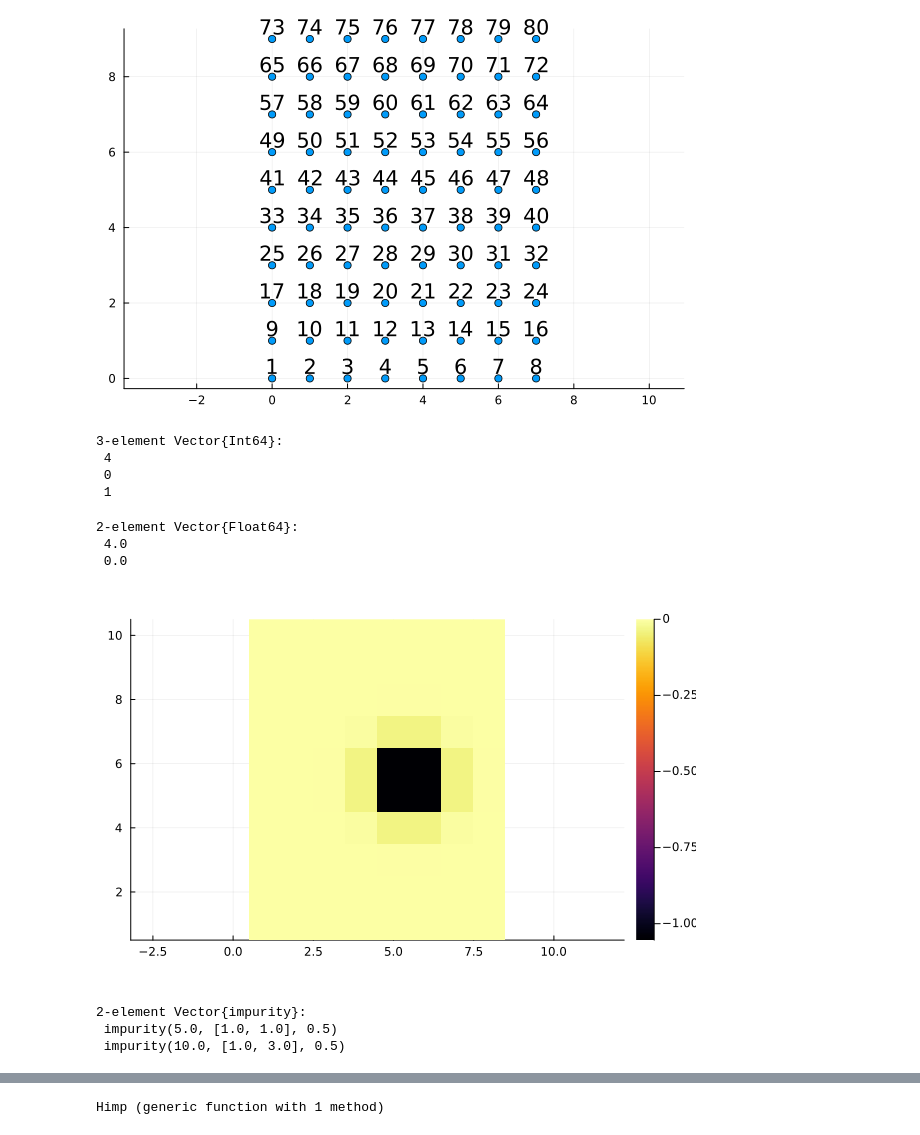
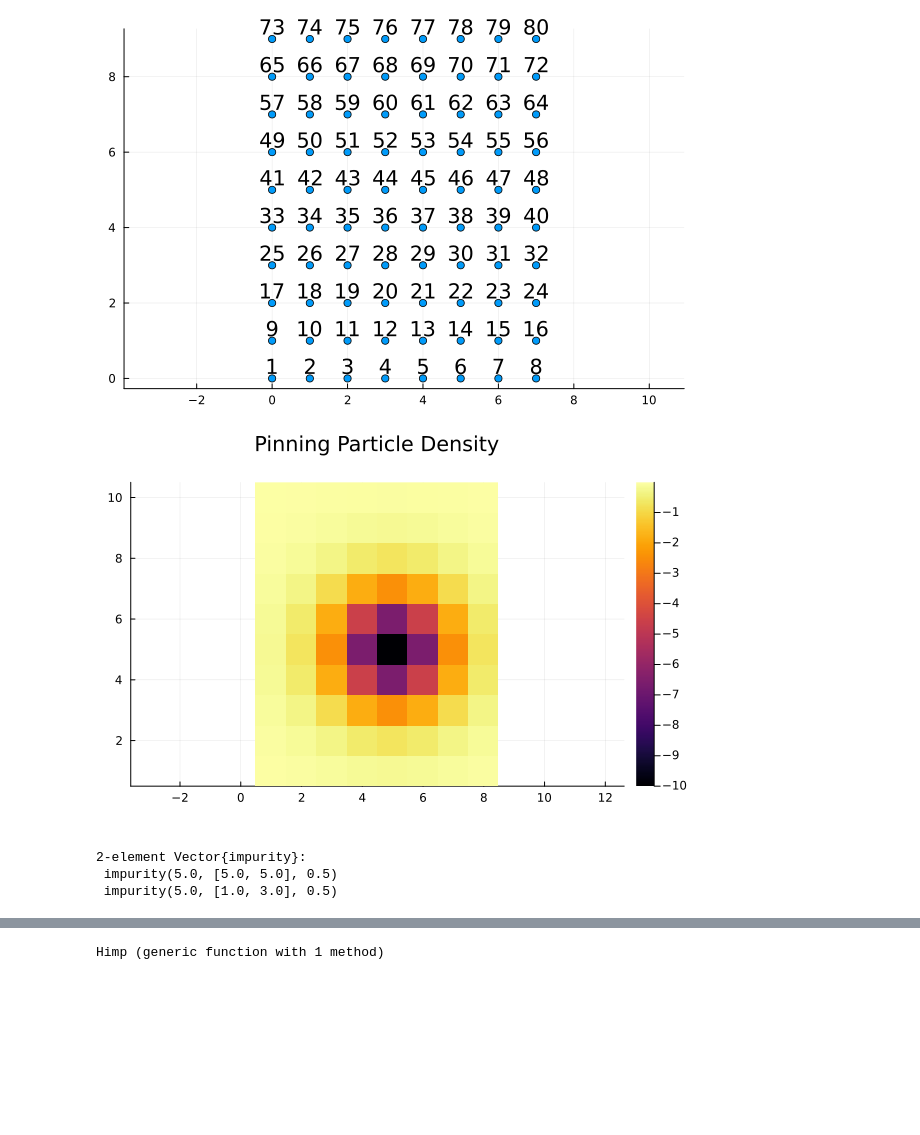
Before and after one commit to Umut-Can-Physics/Kagome-Lattice, a Jupyter notebook: Julia/Hofstadter_braiding.ipynb, the cells around one changed output, grey strips where cells are left out. Drawn from its saved outputs; the diff is of its cells as text; code cells hidden in the pictures; blank space fills up the shorter version.

```diff
--- a/Julia/Hofstadter_braiding.ipynb
+++ b/Julia/Hofstadter_braiding.ipynb
@@ -142,36 +106,21 @@ Vimp2 (generic function with 1 method)
 plot_points(sites, site_coord, site_number)
 # %% [output]
 [figure]
-# %%
-imp_site = sites[5]
-# %% [output]
-3-element Vector{Int64}:
- 4
- 0
- 1
-# %%
-xc, yc = site_coord[ imp_site ]
-# %% [output]
-2-element Vector{Float64}:
- 4.0
- 0.0
 # %%
-V0 = 5
-w = .5
-imp1 = impurity(V0, [4.5,4.5], w)
-#VimpM = Vpin(imp_site, V0, site_number, LL);
+V0 = 10
+w = 1.5
+imp1 = impurity(V0, [4, 4], w)
 VimpM = Vpin2(imp1, sites, site_number, site_coord, LL);
 # %%
-heatmap(reshape(diag(VimpM),LL[1],LL[2])', aspect_ratio=1)
+heatmap(reshape(diag(VimpM),LL[1],LL[2])', aspect_ratio=1, title="Pinning Particle Density")
 # %% [output]
-[figure, old version]
+[figure, new version]
 # %%
-imp_sites = [ sites[8], sites[2] ]
-imp1 = impurity(5, [1,1], .5)
-imp2 = impurity(10, [1,3], .5)
+imp1 = impurity(5, [5,5], .5)
+imp2 = impurity(5, [1,3], .5)
 imps = [imp1, imp2]
 # %% [output]
 2-element Vector{impurity}:
- impurity(5.0, [1.0, 1.0], 0.5)
- impurity(10.0, [1.0, 3.0], 0.5)
+ impurity(5.0, [5.0, 5.0], 0.5)
+ impurity(5.0, [1.0, 3.0], 0.5)
 # %%
```
Also changed, not shown: parts of 59 cells of this notebook, 3 other files.
